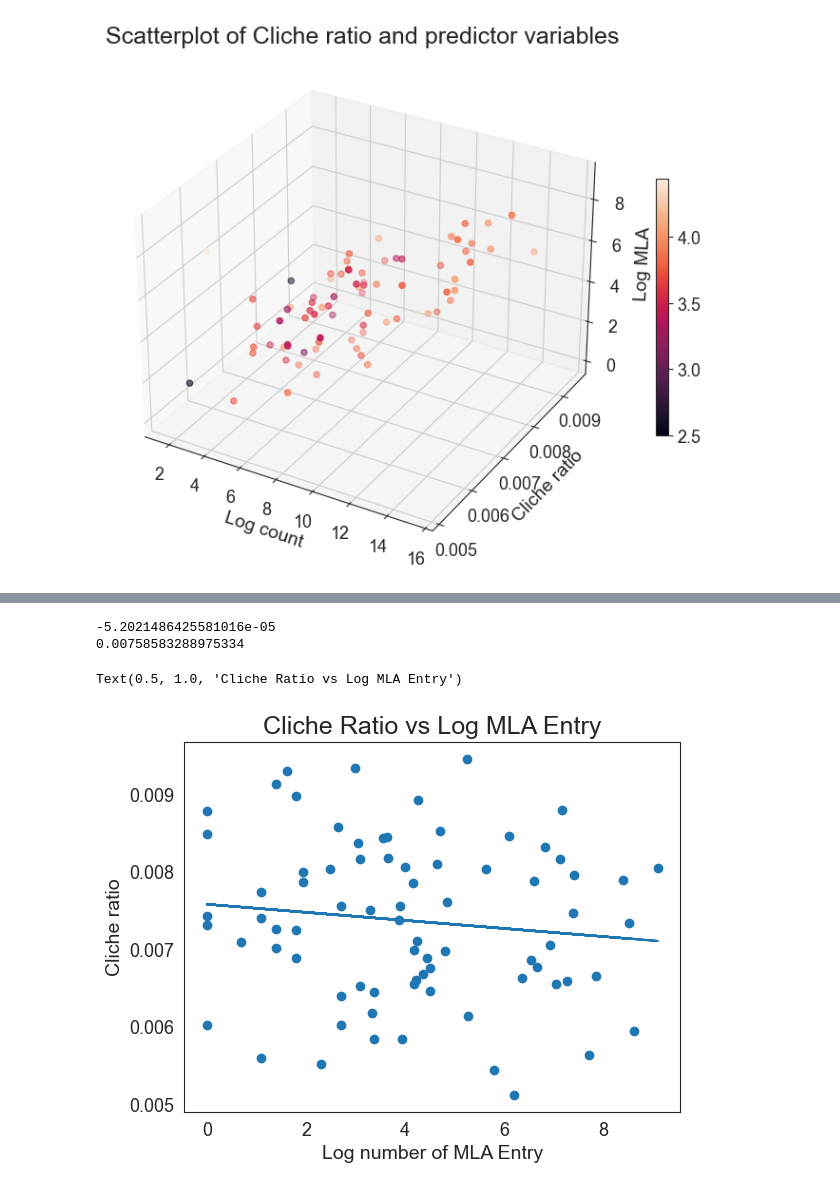
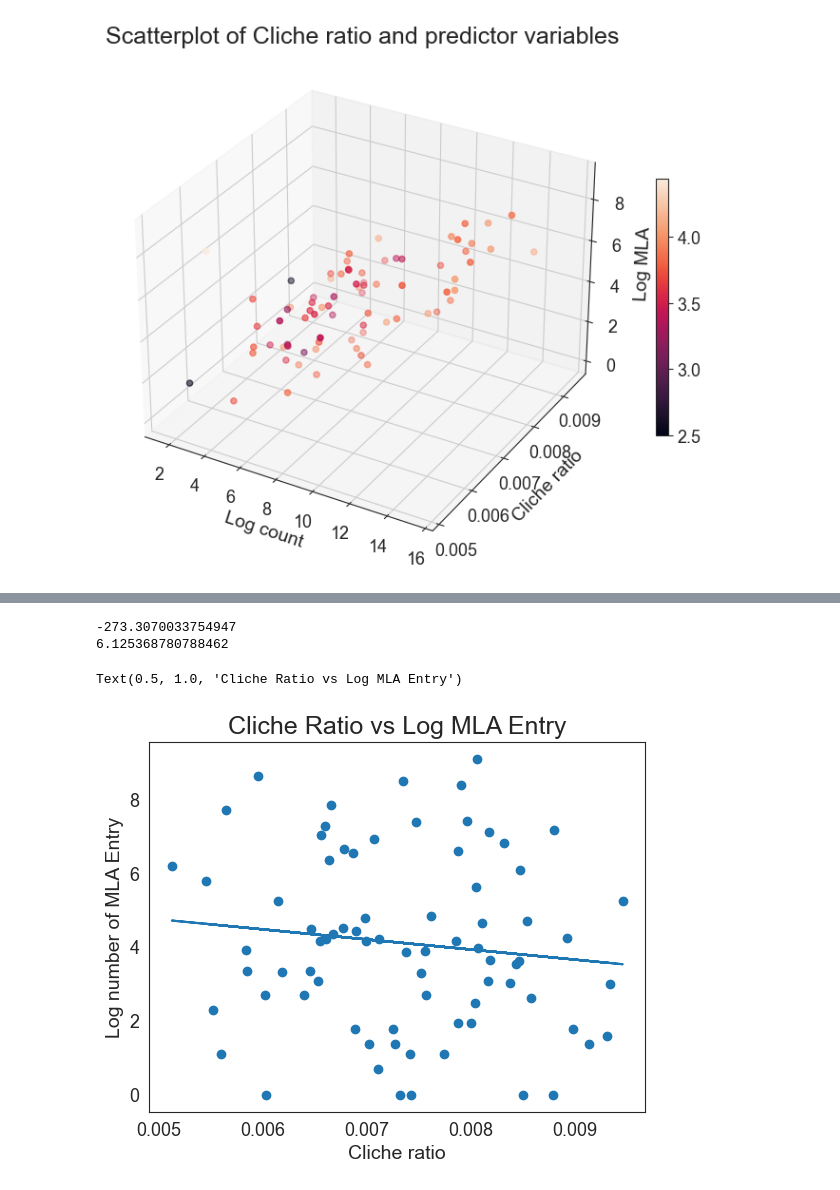
Before and after one commit to jenniferouyang/Cliches-and-19th-Century-English-Novelists, a Jupyter notebook: model.ipynb, the cells around one changed output, grey strips where cells are left out. Saved outputs shown, nothing was run; the diff lists cells and outputs as text; code cells hidden in the pictures.

```diff
--- a/model.ipynb
+++ b/model.ipynb
@@ -93,23 +93,23 @@ Text(0.5, 1.0, 'Cliche Ratio vs log Review and Rating Count')
 # %%
-x = df["log_mla"]
-y = df["cliche_ratio"]
+y = df["log_mla"]
+x = df["cliche_ratio"]
 
 # line of best fit
 a, b = np.polyfit(x, y, 1)
 print(a)
 print(b)
 
 
 # add points + line
 plt.scatter(x,y)
 plt.plot(x, a*x+b)
 
-plt.xlabel("Log number of MLA Entry")
-plt.ylabel("Cliche ratio")
+plt.ylabel("Log number of MLA Entry")
+plt.xlabel("Cliche ratio")
 plt.title("Cliche Ratio vs Log MLA Entry")
 # %% [output]
--5.2021486425581016e-05
-0.00758583288975334
+-273.3070033754947
+6.125368780788462
 Text(0.5, 1.0, 'Cliche Ratio vs Log MLA Entry')
-[figure, old version]
+[figure, new version]
 # %%
```
Also changed, not shown: parts of 2 cells of this notebook.
